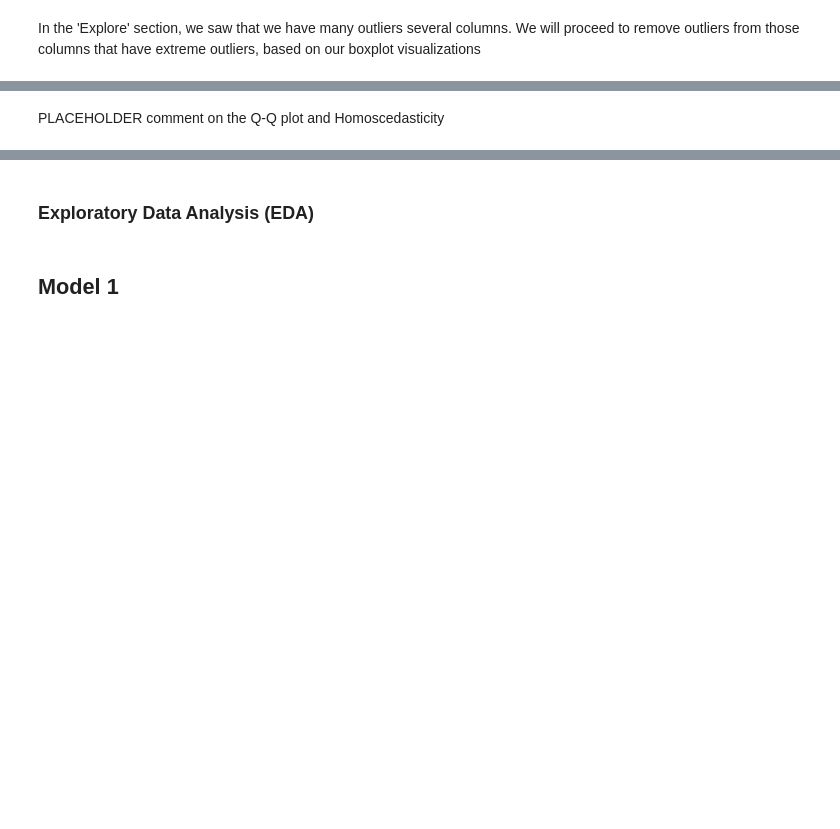
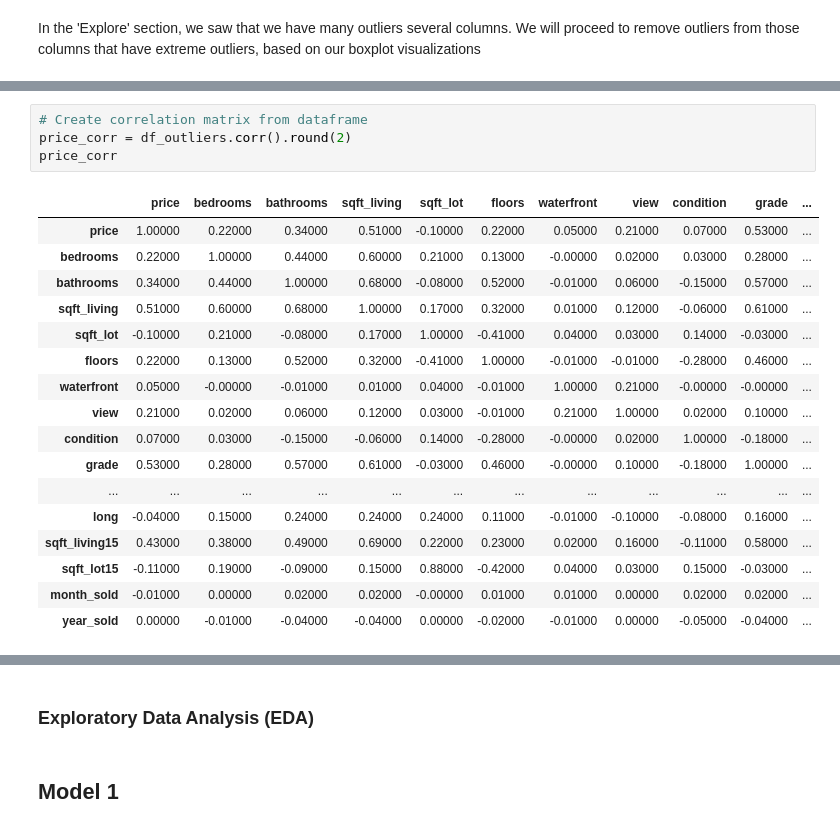
Before and after one commit to jennifernha/King-County-House-Sales, a Jupyter notebook: King County House Sales Analysis.ipynb, the cells around one changed output, grey strips where cells are left out. Saved outputs shown, nothing was run; the diff lists cells and outputs as text; blank space fills up the shorter version.

```diff
--- a/King County House Sales Analysis.ipynb
+++ b/King County House Sales Analysis.ipynb
@@ -428,3 +478,22 @@ result_plot(df)
-# %% [markdown]
-PLACEHOLDER
-comment on the Q-Q plot and Homoscedasticity
+# %%
+# Create correlation matrix from dataframe
+price_corr = df_outliers.corr().round(2)
+price_corr
+# %% [output]
+|  | price | bedrooms | bathrooms | sqft_living | sqft_lot | floors | waterfront | view | condition | grade | ... |
+| price | 1.00000 | 0.22000 | 0.34000 | 0.51000 | -0.10000 | 0.22000 | 0.05000 | 0.21000 | 0.07000 | 0.53000 | ... |
+| bedrooms | 0.22000 | 1.00000 | 0.44000 | 0.60000 | 0.21000 | 0.13000 | -0.00000 | 0.02000 | 0.03000 | 0.28000 | ... |
+| bathrooms | 0.34000 | 0.44000 | 1.00000 | 0.68000 | -0.08000 | 0.52000 | -0.01000 | 0.06000 | -0.15000 | 0.57000 | ... |
+| sqft_living | 0.51000 | 0.60000 | 0.68000 | 1.00000 | 0.17000 | 0.32000 | 0.01000 | 0.12000 | -0.06000 | 0.61000 | ... |
+| sqft_lot | -0.10000 | 0.21000 | -0.08000 | 0.17000 | 1.00000 | -0.41000 | 0.04000 | 0.03000 | 0.14000 | -0.03000 | ... |
+| floors | 0.22000 | 0.13000 | 0.52000 | 0.32000 | -0.41000 | 1.00000 | -0.01000 | -0.01000 | -0.28000 | 0.46000 | ... |
+| waterfront | 0.05000 | -0.00000 | -0.01000 | 0.01000 | 0.04000 | -0.01000 | 1.00000 | 0.21000 | -0.00000 | -0.00000 | ... |
+| view | 0.21000 | 0.02000 | 0.06000 | 0.12000 | 0.03000 | -0.01000 | 0.21000 | 1.00000 | 0.02000 | 0.10000 | ... |
+| condition | 0.07000 | 0.03000 | -0.15000 | -0.06000 | 0.14000 | -0.28000 | -0.00000 | 0.02000 | 1.00000 | -0.18000 | ... |
+| grade | 0.53000 | 0.28000 | 0.57000 | 0.61000 | -0.03000 | 0.46000 | -0.00000 | 0.10000 | -0.18000 | 1.00000 | ... |
+| ... | ... | ... | ... | ... | ... | ... | ... | ... | ... | ... | ... |
+| long | -0.04000 | 0.15000 | 0.24000 | 0.24000 | 0.24000 | 0.11000 | -0.01000 | -0.10000 | -0.08000 | 0.16000 | ... |
+| sqft_living15 | 0.43000 | 0.38000 | 0.49000 | 0.69000 | 0.22000 | 0.23000 | 0.02000 | 0.16000 | -0.11000 | 0.58000 | ... |
+| sqft_lot15 | -0.11000 | 0.19000 | -0.09000 | 0.15000 | 0.88000 | -0.42000 | 0.04000 | 0.03000 | 0.15000 | -0.03000 | ... |
+| month_sold | -0.01000 | 0.00000 | 0.02000 | 0.02000 | -0.00000 | 0.01000 | 0.01000 | 0.00000 | 0.02000 | 0.02000 | ... |
+| year_sold | 0.00000 | -0.01000 | -0.04000 | -0.04000 | 0.00000 | -0.02000 | -0.01000 | 0.00000 | -0.05000 | -0.04000 | ... |
```
Also changed, not shown: parts of 13 cells of this notebook.
